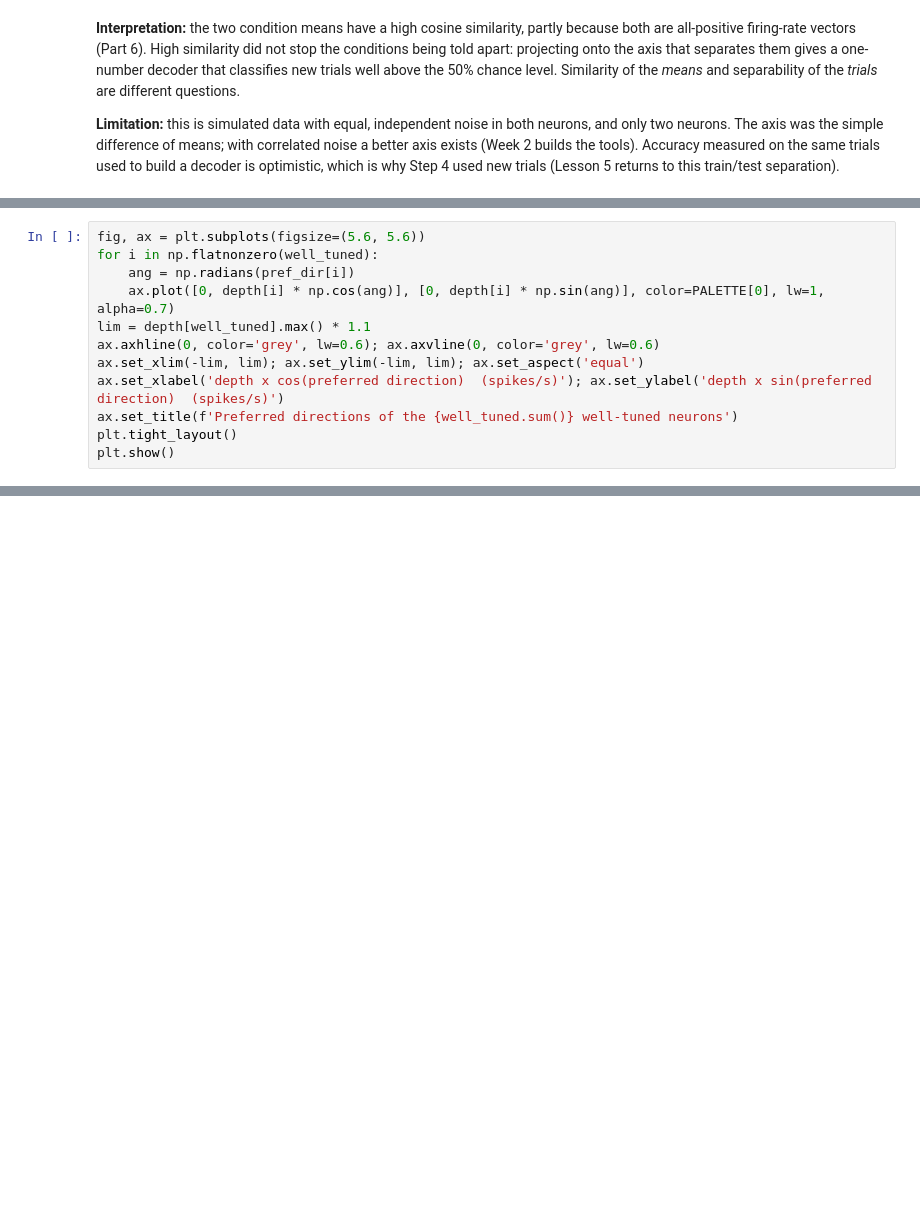
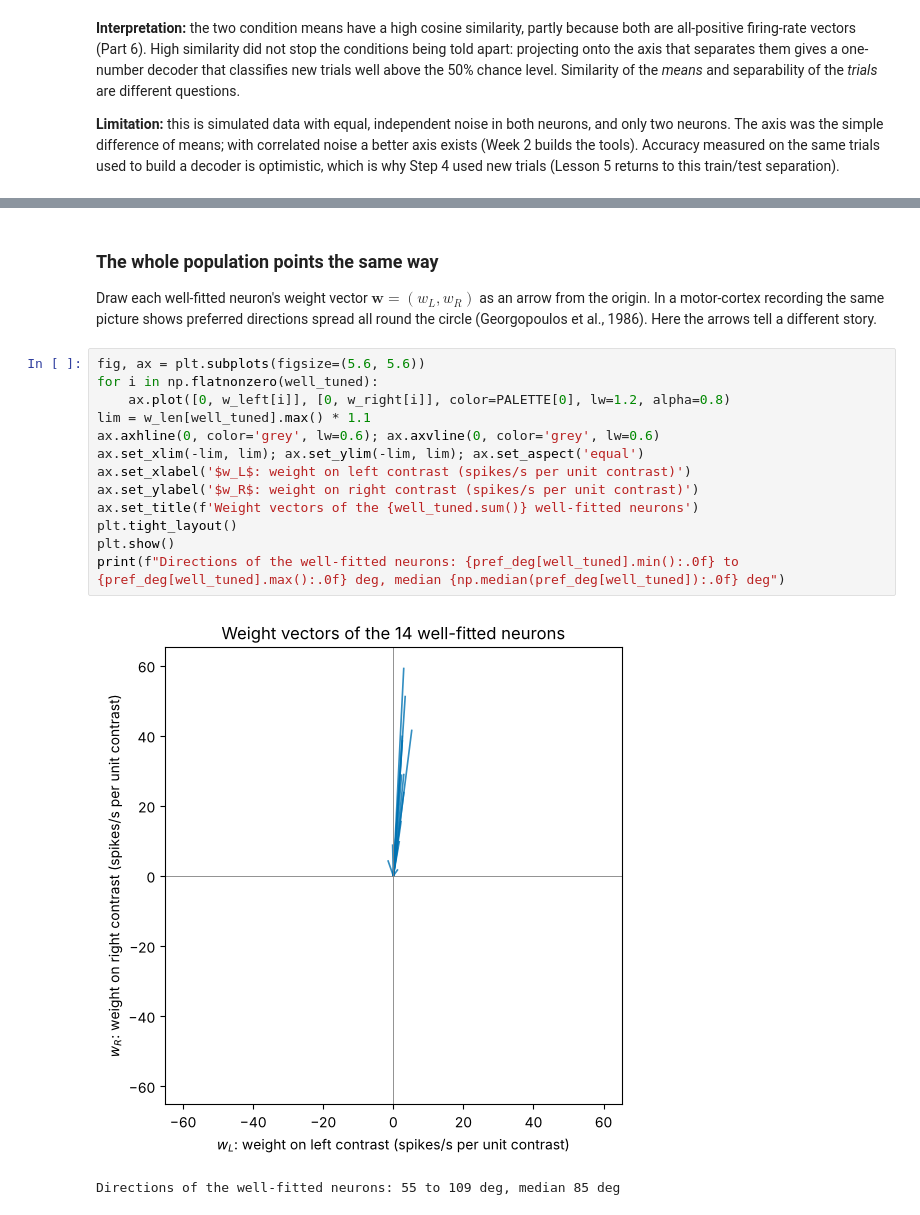
Before and after one commit to peter-adepoju/math-neuro-ml, a Jupyter notebook: week1/lesson2/Lesson2_Teaching_Notebook.ipynb, the cells around one changed output, grey strips where cells are left out. Saved outputs shown, nothing was run; the diff lists cells and outputs as text; blank space fills up the shorter version.

```diff
--- a/week1/lesson2/Lesson2_Teaching_Notebook.ipynb
+++ b/week1/lesson2/Lesson2_Teaching_Notebook.ipynb
@@ -1236,12 +1219,0 @@ If each well-tuned neuron is drawn as an arrow along its preferred direction, wi
-# %%
-fig, ax = plt.subplots(figsize=(5.6, 5.6))
-for i in np.flatnonzero(well_tuned):
-    ang = np.radians(pref_dir[i])
-    ax.plot([0, depth[i] * np.cos(ang)], [0, depth[i] * np.sin(ang)], color=PALETTE[0], lw=1, alpha=0.7)
-lim = depth[well_tuned].max() * 1.1
-ax.axhline(0, color='grey', lw=0.6); ax.axvline(0, color='grey', lw=0.6)
-ax.set_xlim(-lim, lim); ax.set_ylim(-lim, lim); ax.set_aspect('equal')
-ax.set_xlabel('depth x cos(preferred direction)  (spikes/s)'); ax.set_ylabel('depth x sin(preferred direction)  (spikes/s)')
-ax.set_title(f'Preferred directions of the {well_tuned.sum()} well-tuned neurons')
-plt.tight_layout()
-plt.show()
@@ -1249,0 +1253,20 @@ plt.show()
+# %% [markdown]
+### The whole population points the same way
+
+Draw each well-fitted neuron's weight vector $\mathbf{w} = (w_L, w_R)$ as an arrow from the origin. In a motor-cortex recording the same picture shows preferred directions spread all round the circle (Georgopoulos et al., 1986). Here the arrows tell a different story.
+# %%
+fig, ax = plt.subplots(figsize=(5.6, 5.6))
+for i in np.flatnonzero(well_tuned):
+    ax.plot([0, w_left[i]], [0, w_right[i]], color=PALETTE[0], lw=1.2, alpha=0.8)
+lim = w_len[well_tuned].max() * 1.1
+ax.axhline(0, color='grey', lw=0.6); ax.axvline(0, color='grey', lw=0.6)
+ax.set_xlim(-lim, lim); ax.set_ylim(-lim, lim); ax.set_aspect('equal')
+ax.set_xlabel('$w_L$: weight on left contrast (spikes/s per unit contrast)')
+ax.set_ylabel('$w_R$: weight on right contrast (spikes/s per unit contrast)')
+ax.set_title(f'Weight vectors of the {well_tuned.sum()} well-fitted neurons')
+plt.tight_layout()
+plt.show()
+print(f"Directions of the well-fitted neurons: {pref_deg[well_tuned].min():.0f} to {pref_deg[well_tuned].max():.0f} deg, median {np.median(pref_deg[well_tuned]):.0f} deg")
+# %% [output]
+[figure, added]
+Directions of the well-fitted neurons: 55 to 109 deg, median 85 deg
```
Also changed, not shown: parts of 20 cells of this notebook, 1 other file.
